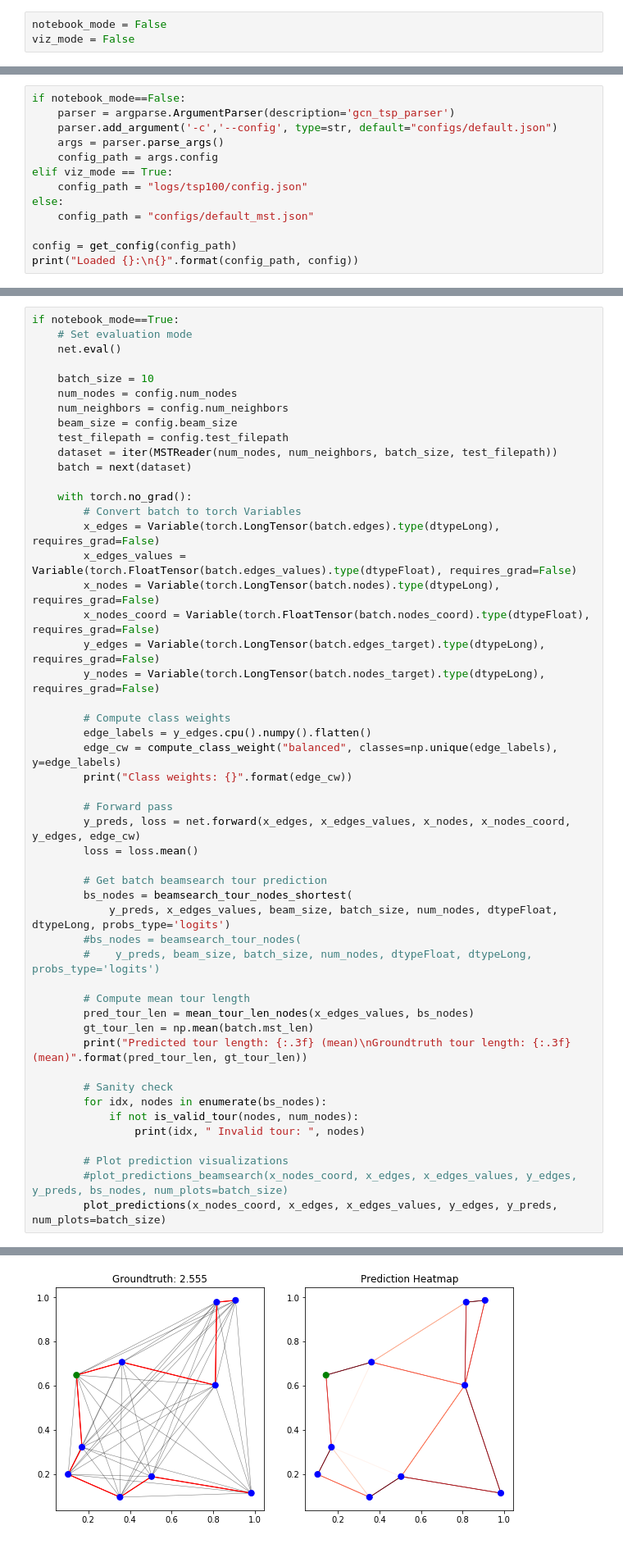
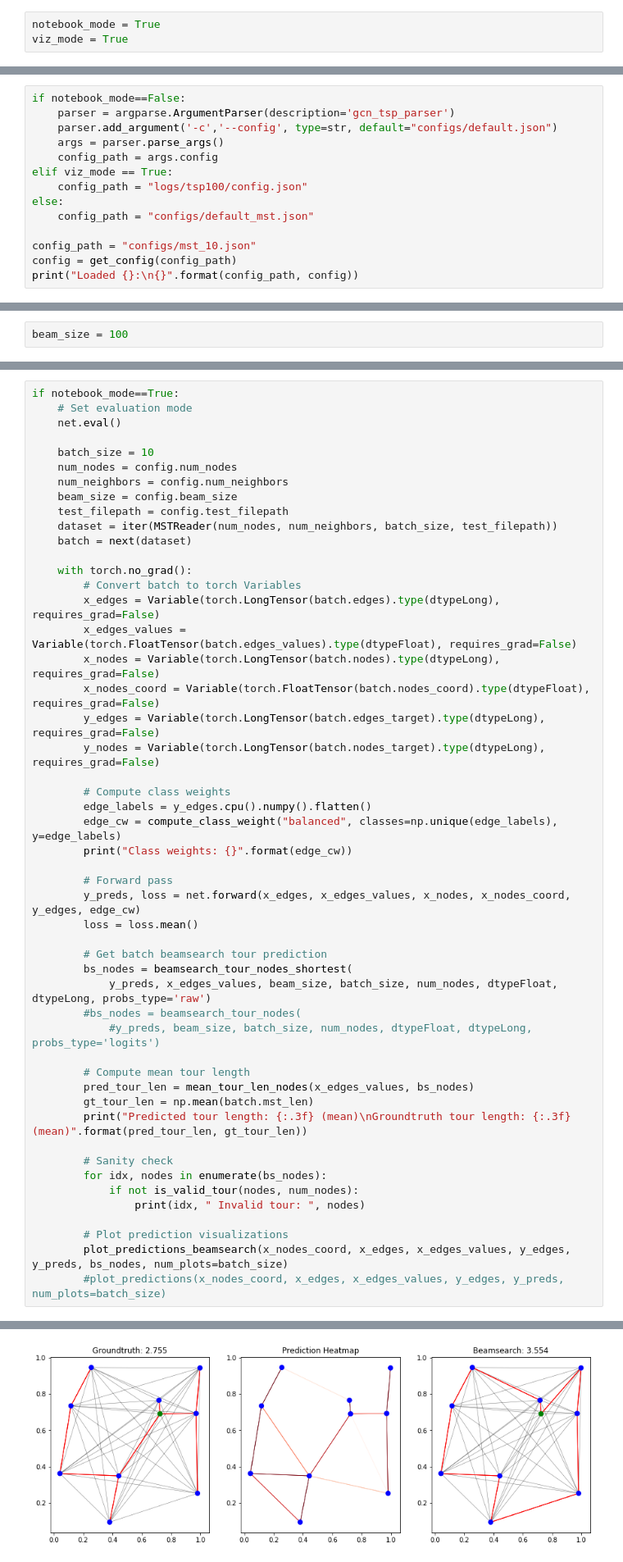
Before and after one commit to BrandonKates/graph-convnet-tsp, a Jupyter notebook: main_mst.ipynb, the cells around one changed output, grey strips where cells are left out. Shown at 82% size. Saved outputs shown, nothing was run; the diff lists cells and outputs as text.

Commit message:
plot utilities

```diff
--- a/main_mst.ipynb
+++ b/main_mst.ipynb
@@ -1,6 +1,6 @@
 # %%
-notebook_mode = False
-viz_mode = False
+notebook_mode = True
+viz_mode = True
 # %%
 import os
 import json
@@ -58,6 +55,7 @@ elif viz_mode == True:
 else:
     config_path = "configs/default_mst.json"
 
+config_path = "configs/mst_10.json"
 config = get_config(config_path)
 print("Loaded {}:\n{}".format(config_path, config))
 # %% [output]
@@ -366,6 +364,8 @@ Total time: 00:08
 t: epoch:00 time:0.0h lr:1.00e-03 loss:0.2366 pred_tour_len:3.398 gt_tour_len:2.095
 # %% [markdown]
 # Evaluation Loop (for validation and test sets)
+# %%
+beam_size = 100
 # %%
 def test(net, config, master_bar, mode='test'):
     # Set evaluation mode
@@ -686,9 +686,9 @@ if notebook_mode==True:
 
         # Get batch beamsearch tour prediction
         bs_nodes = beamsearch_tour_nodes_shortest(
-            y_preds, x_edges_values, beam_size, batch_size, num_nodes, dtypeFloat, dtypeLong, probs_type='logits')
+            y_preds, x_edges_values, beam_size, batch_size, num_nodes, dtypeFloat, dtypeLong, probs_type='raw')
         #bs_nodes = beamsearch_tour_nodes(
-        #    y_preds, beam_size, batch_size, num_nodes, dtypeFloat, dtypeLong, probs_type='logits')
+            #y_preds, beam_size, batch_size, num_nodes, dtypeFloat, dtypeLong, probs_type='logits')
 
         # Compute mean tour length
         pred_tour_len = mean_tour_len_nodes(x_edges_values, bs_nodes)
@@ -701,7 +701,7 @@ if notebook_mode==True:
                 print(idx, " Invalid tour: ", nodes)
 
         # Plot prediction visualizations
-        #plot_predictions_beamsearch(x_nodes_coord, x_edges, x_edges_values, y_edges, y_preds, bs_nodes, num_plots=batch_size)
-        plot_predictions(x_nodes_coord, x_edges, x_edges_values, y_edges, y_preds, num_plots=batch_size)
+        plot_predictions_beamsearch(x_nodes_coord, x_edges, x_edges_values, y_edges, y_preds, bs_nodes, num_plots=batch_size)
+        #plot_predictions(x_nodes_coord, x_edges, x_edges_values, y_edges, y_preds, num_plots=batch_size)
 # %% [output]
 Class weights: [0.6097561  2.77777778]
@@ -710 +710 @@ Groundtruth tour length: 2.125 (mean)
-[figure, old version]
+[figure, new version]
```
Also changed, not shown: parts of 10 cells of this notebook, 5 other files.
